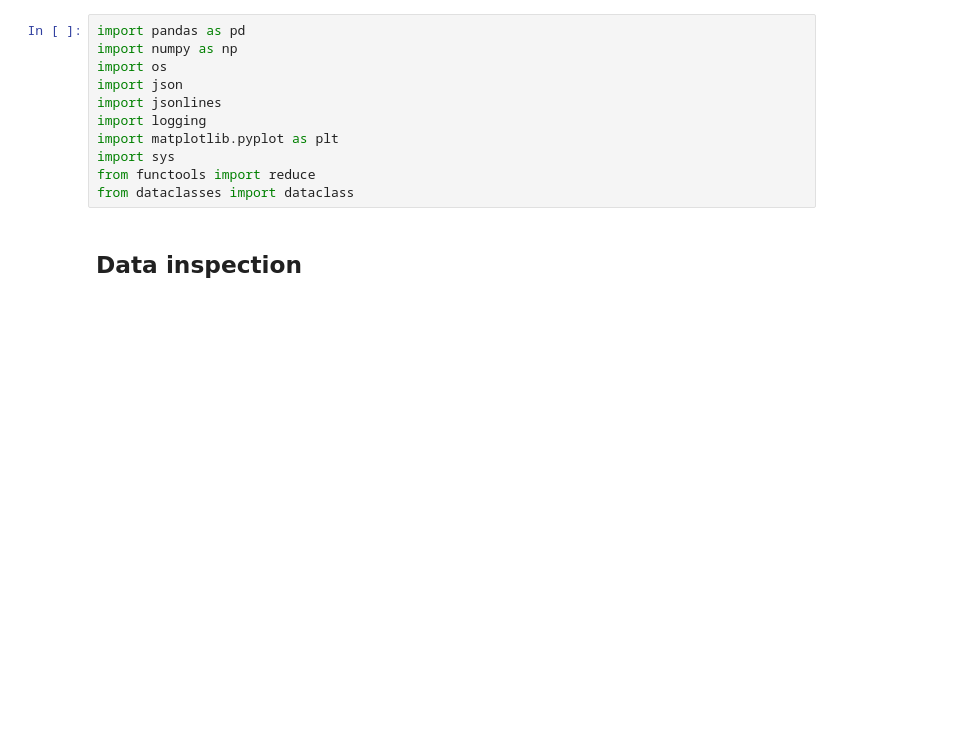
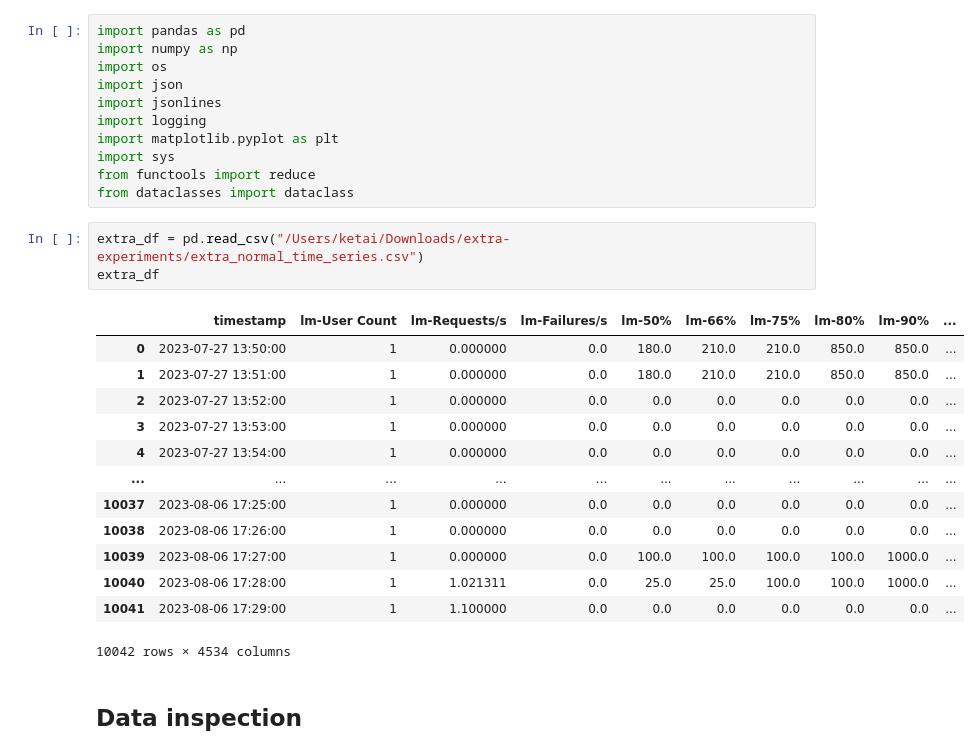
Before and after one commit to ketaiq/alemira-metrics-collector, a Jupyter notebook: data-preprocessing.ipynb, the cells around one changed output. Cells and saved outputs as stored; diff of their text form; blank space fills up the shorter version.

```diff
--- a/data-preprocessing.ipynb
+++ b/data-preprocessing.ipynb
@@ -33,6 +33,23 @@ import matplotlib.pyplot as plt
 import sys
 from functools import reduce
 from dataclasses import dataclass
+# %%
+extra_df = pd.read_csv("/Users/ketai/Downloads/extra-experiments/extra_normal_time_series.csv")
+extra_df
+# %% [output]
+|  | timestamp | lm-User Count | lm-Requests/s | lm-Failures/s | lm-50% | lm-66% | lm-75% | lm-80% | lm-90% | ... |
+| 0 | 2023-07-27 13:50:00 | 1 | 0.000000 | 0.0 | 180.0 | 210.0 | 210.0 | 850.0 | 850.0 | ... |
+| 1 | 2023-07-27 13:51:00 | 1 | 0.000000 | 0.0 | 180.0 | 210.0 | 210.0 | 850.0 | 850.0 | ... |
+| 2 | 2023-07-27 13:52:00 | 1 | 0.000000 | 0.0 | 0.0 | 0.0 | 0.0 | 0.0 | 0.0 | ... |
+| 3 | 2023-07-27 13:53:00 | 1 | 0.000000 | 0.0 | 0.0 | 0.0 | 0.0 | 0.0 | 0.0 | ... |
+| 4 | 2023-07-27 13:54:00 | 1 | 0.000000 | 0.0 | 0.0 | 0.0 | 0.0 | 0.0 | 0.0 | ... |
+| ... | ... | ... | ... | ... | ... | ... | ... | ... | ... | ... |
+| 10037 | 2023-08-06 17:25:00 | 1 | 0.000000 | 0.0 | 0.0 | 0.0 | 0.0 | 0.0 | 0.0 | ... |
+| 10038 | 2023-08-06 17:26:00 | 1 | 0.000000 | 0.0 | 0.0 | 0.0 | 0.0 | 0.0 | 0.0 | ... |
+| 10039 | 2023-08-06 17:27:00 | 1 | 0.000000 | 0.0 | 100.0 | 100.0 | 100.0 | 100.0 | 1000.0 | ... |
+| 10040 | 2023-08-06 17:28:00 | 1 | 1.021311 | 0.0 | 25.0 | 25.0 | 100.0 | 100.0 | 1000.0 | ... |
+| 10041 | 2023-08-06 17:29:00 | 1 | 1.100000 | 0.0 | 0.0 | 0.0 | 0.0 | 0.0 | 0.0 | ... |
+10042 rows × 4534 columns
 # %% [markdown]
 ## Data inspection
 # %% [markdown]
```
Also changed, not shown: 4 other files.
